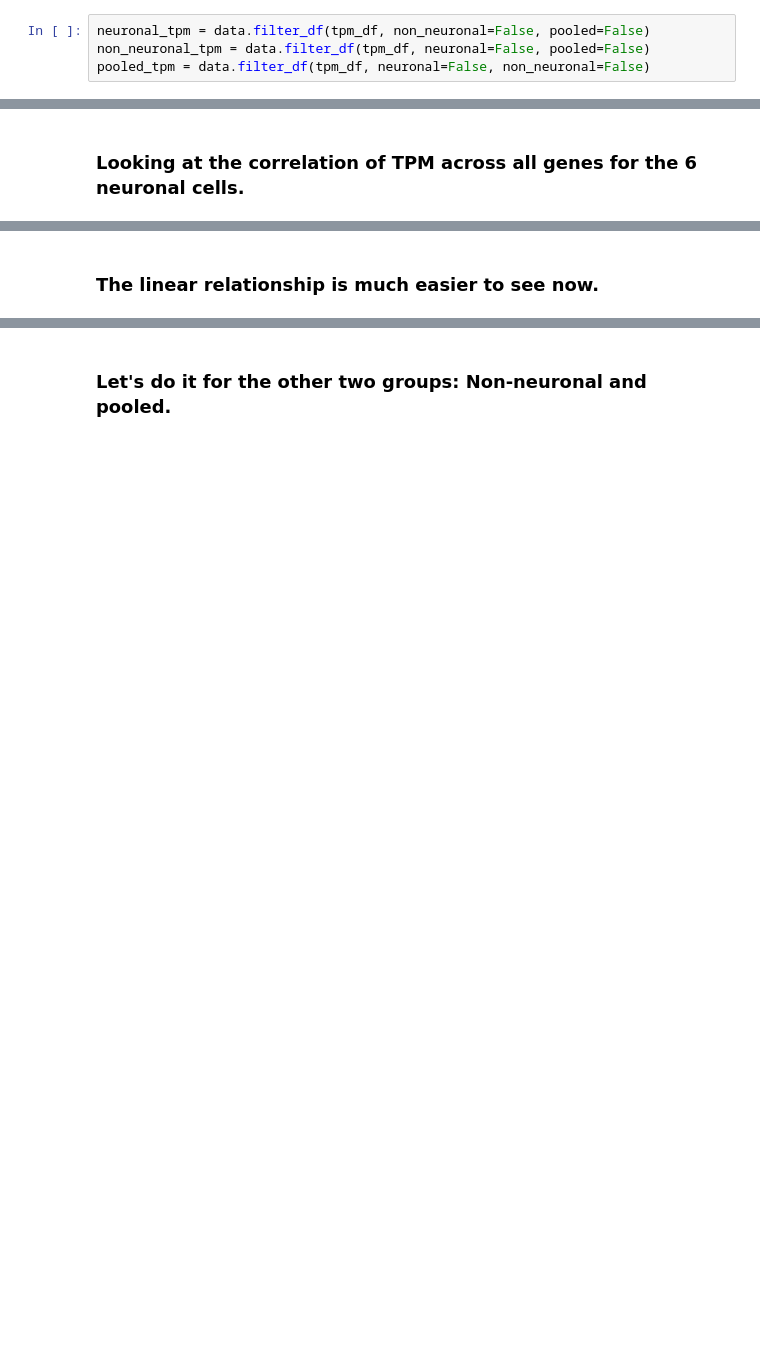
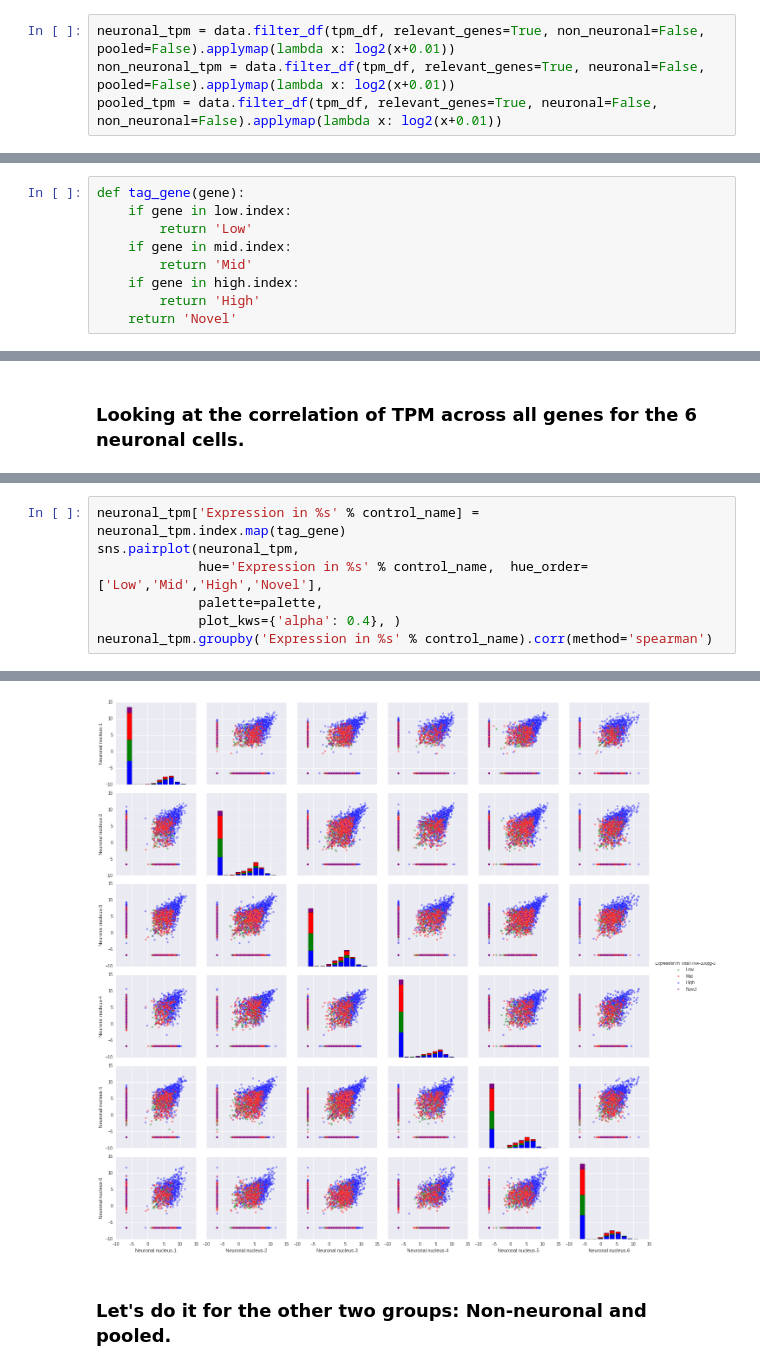
Before and after one commit to Schork-Lab/single-cell, a Jupyter notebook: ipython/nature_protocol/correlation.ipynb, the cells around one changed output, grey strips where cells are left out. Saved outputs shown, nothing was run; the diff lists cells and outputs as text; blank space fills up the shorter version.

```diff
--- a/ipython/nature_protocol/correlation.ipynb
+++ b/ipython/nature_protocol/correlation.ipynb
@@ -17,6 +15,6 @@ import data
 # %%
 tpm_df = data.load_tpms()
 # %%
-neuronal_tpm = data.filter_df(tpm_df, non_neuronal=False, pooled=False)
-non_neuronal_tpm = data.filter_df(tpm_df, neuronal=False, pooled=False)
-pooled_tpm = data.filter_df(tpm_df, neuronal=False, non_neuronal=False)
+neuronal_tpm = data.filter_df(tpm_df, relevant_genes=True, non_neuronal=False, pooled=False).applymap(lambda x: log2(x+0.01))
+non_neuronal_tpm = data.filter_df(tpm_df, relevant_genes=True, neuronal=False, pooled=False).applymap(lambda x: log2(x+0.01))
+pooled_tpm = data.filter_df(tpm_df, relevant_genes=True, neuronal=False, non_neuronal=False).applymap(lambda x: log2(x+0.01))
@@ -22,0 +26,9 @@ pooled_tpm = data.filter_df(tpm_df, neuronal=False, non_neuronal=False)
+# %%
+def tag_gene(gene):
+    if gene in low.index:
+        return 'Low'
+    if gene in mid.index:
+        return 'Mid'
+    if gene in high.index:
+        return 'High'
+    return 'Novel'
@@ -73,2 +76,8 @@ neuronal_tpm.applymap(log2).corr(method='spearman')
-# %% [markdown]
-### The linear relationship is much easier to see now.
+# %%
+neuronal_tpm['Expression in %s' % control_name] = neuronal_tpm.index.map(tag_gene)
+sns.pairplot(neuronal_tpm,
+             hue='Expression in %s' % control_name,  hue_order=['Low','Mid','High','Novel'],
+             palette=palette,
+             plot_kws={'alpha': 0.4}, )
+neuronal_tpm.groupby('Expression in %s' % control_name).corr(method='spearman')
+# %% [output]
@@ -75,2 +102,3 @@ neuronal_tpm.applymap(log2).corr(method='spearman')
+[figure, added]
 # %% [markdown]
 ### Let's do it for the other two groups: Non-neuronal and pooled.
```
Also changed, not shown: parts of 26 cells of this notebook, 2 other files.
